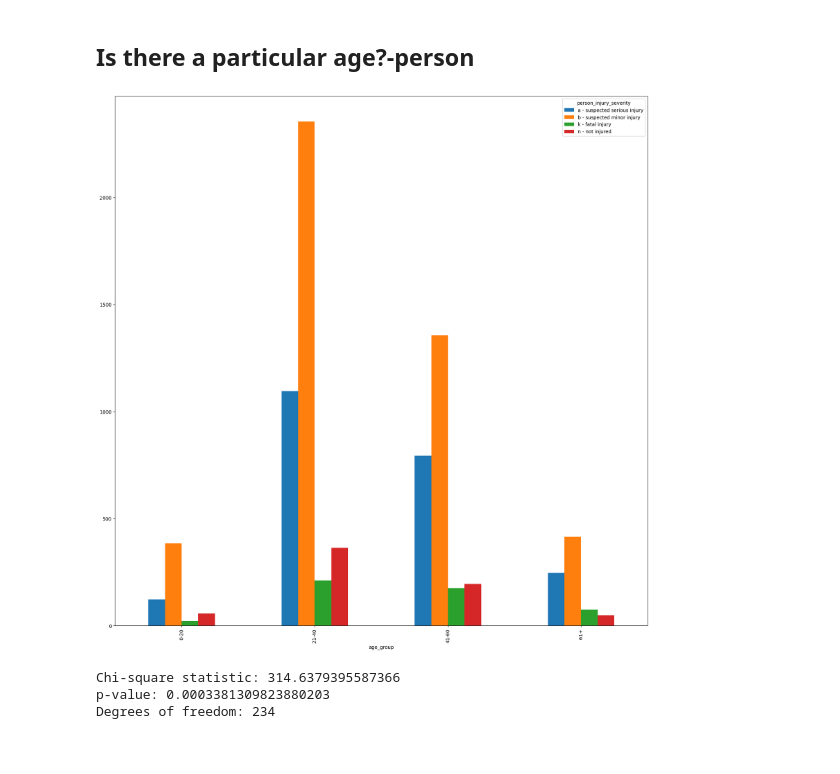
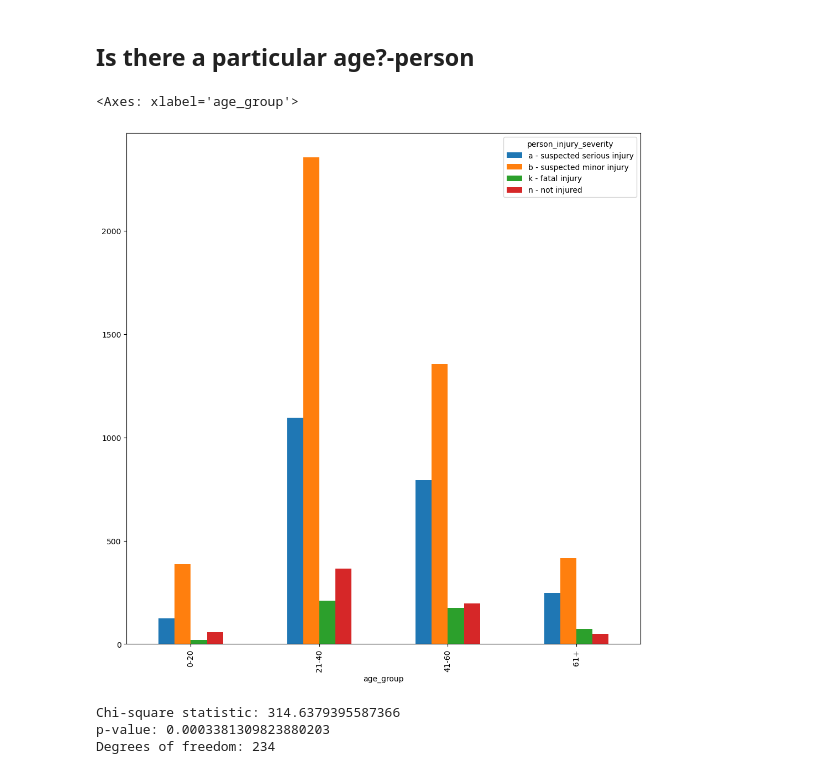
Before and after one commit to tex-wrex/tex-wrex, a Jupyter notebook: Final_work/explore_draft.ipynb, the cells around one changed output. Drawn from its saved outputs; the diff is of its cells as text; code cells hidden in the pictures.

```diff
--- a/Final_work/explore_draft.ipynb
+++ b/Final_work/explore_draft.ipynb
@@ -89,17 +89,18 @@ Degrees of freedom: 3
 # %%
 # Define the age buckets
 age_bins = [0, 20, 40, 60, 100]
 age_labels = ['0-20', '21-40', '41-60', '61+']
 
 # Create a new column with age buckets
 train['age_group'] = pd.cut(train['person_age'], bins=age_bins, labels=age_labels)
 
 # Generate the cross-tabulation and plot the bar chart
-pd.crosstab(train['age_group'], train['person_injury_severity']).plot(kind='bar', figsize=(20,20))
+pd.crosstab(train['age_group'], train['person_injury_severity']).plot(kind='bar', figsize=(10,10))
 
-plt.savefig('age_by-injury_severity.png')
+# plt.savefig('age_by-injury_severity.png')
 # %% [output]
+<Axes: xlabel='age_group'>
-[figure, old version]
+[figure, new version]
 # %%
 cross_tab = pd.crosstab(train['person_age'], train['person_injury_severity'])
 
```
Also changed, not shown: parts of 12 cells of this notebook, 1 other file.
